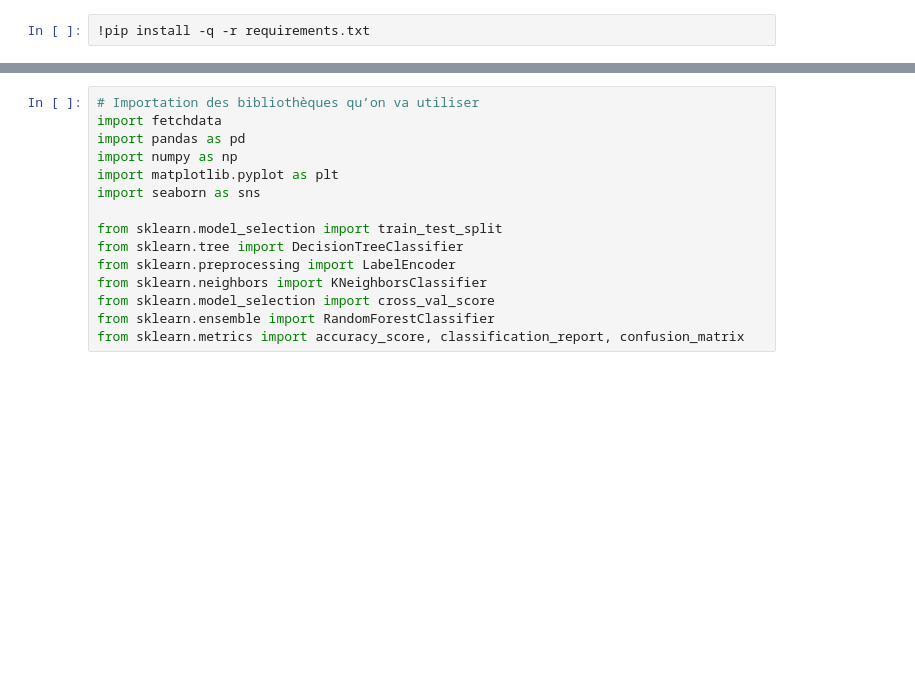
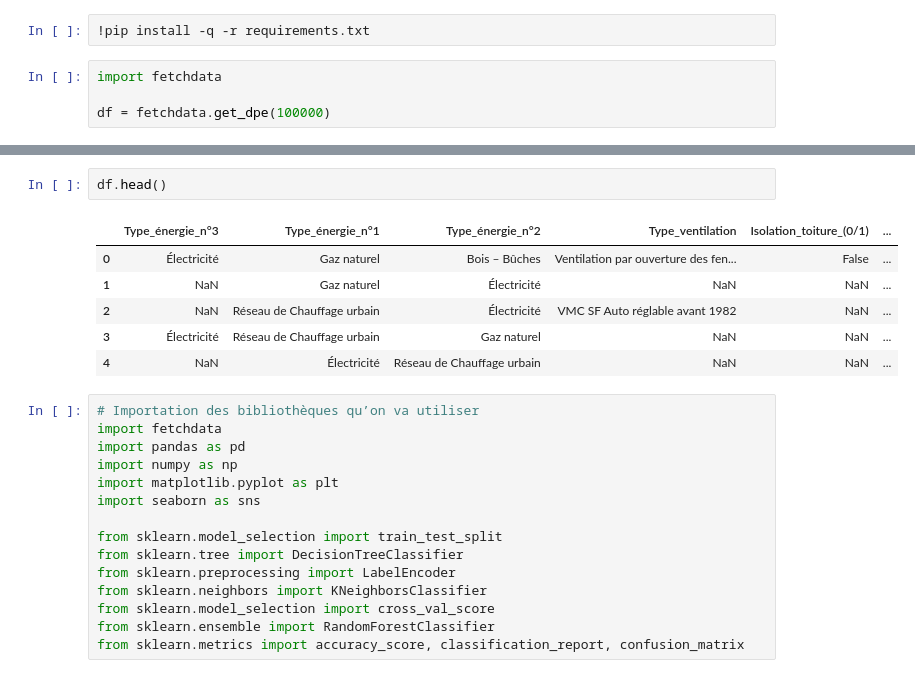
Before and after one commit to LACHQER-Wiam/Projet-Python, a Jupyter notebook: data.ipynb, the cells around one changed output, grey strips where cells are left out. Saved outputs shown, nothing was run; the diff lists cells and outputs as text; blank space fills up the shorter version.

```diff
--- a/data.ipynb
+++ b/data.ipynb
@@ -14,3 +14,7 @@ Ce projet Python a été créé dans le but de fournir des visualisations varié
 2. **Simulateur de DPE :** Un simulateur de DPE a été développé en utilisant les données de l'ADEME. Ce simulateur permet d'estimer la performance énergétique d'un logement en fonction de divers paramètres.
 # %%
 !pip install -q -r requirements.txt
+# %%
+import fetchdata
+
+df = fetchdata.get_dpe(100000)
@@ -17,3 +32,12 @@ Ce projet Python a été créé dans le but de fournir des visualisations varié
+# %%
+df.head()
+# %% [output]
+|  | Type_énergie_n°3 | Type_énergie_n°1 | Type_énergie_n°2 | Type_ventilation | Isolation_toiture_(0/1) | ... |
+| 0 | Électricité | Gaz naturel | Bois – Bûches | Ventilation par ouverture des fen... | False | ... |
+| 1 | NaN | Gaz naturel | Électricité | NaN | NaN | ... |
+| 2 | NaN | Réseau de Chauffage urbain | Électricité | VMC SF Auto réglable avant 1982 | NaN | ... |
+| 3 | Électricité | Réseau de Chauffage urbain | Gaz naturel | NaN | NaN | ... |
+| 4 | NaN | Électricité | Réseau de Chauffage urbain | NaN | NaN | ... |
 # %%
 # Importation des bibliothèques qu’on va utiliser
 import fetchdata
```
Also changed, not shown: parts of 2 cells of this notebook, 1 other file.
